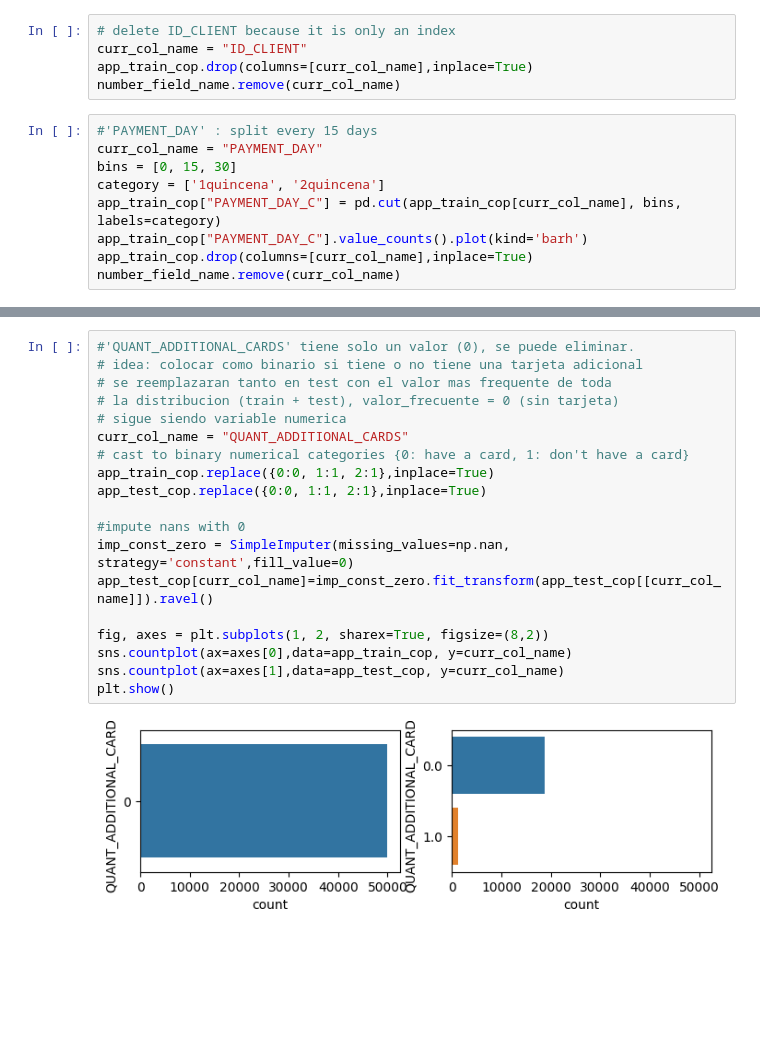
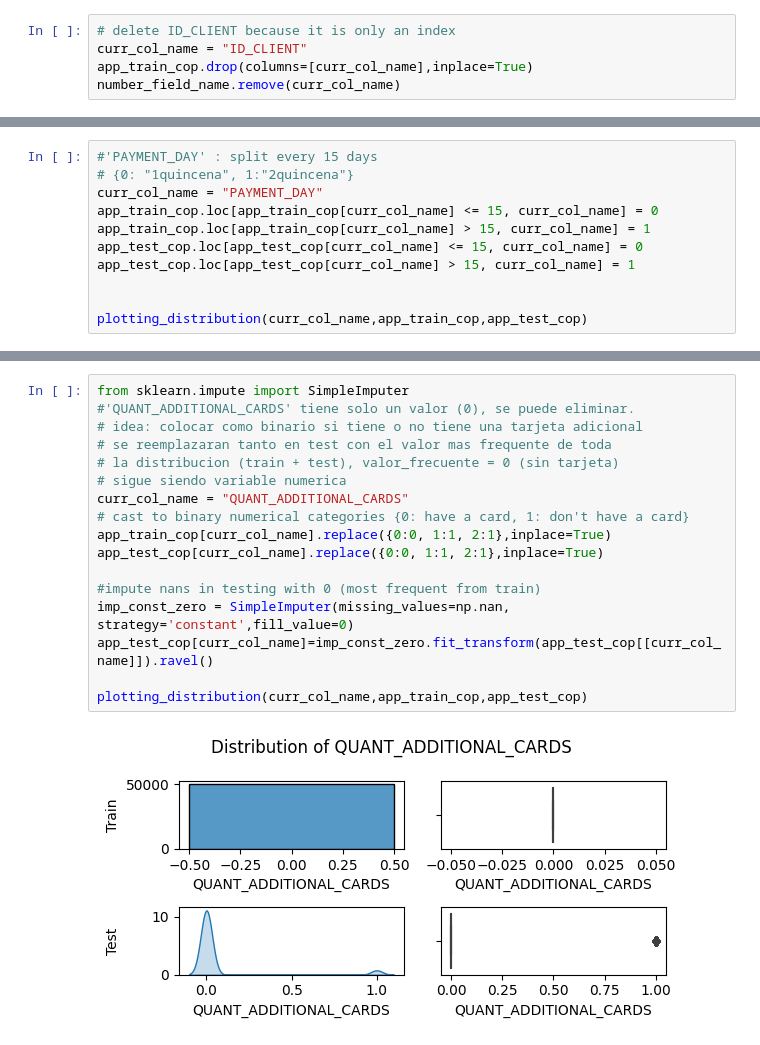
Before and after one commit to tutecode/credit-risk-analysis, a Jupyter notebook: notebook_principal.ipynb, the cells around one changed output, grey strips where cells are left out. Cells and saved outputs as stored; diff of their text form; blank space fills up the shorter version.

Commit message:
Update notebook working on numerical columns @christian6000

```diff
--- a/notebook_principal.ipynb
+++ b/notebook_principal.ipynb
@@ -444,12 +468,3 @@ app_test_cop = app_test.copy()
 curr_col_name = "ID_CLIENT"
 app_train_cop.drop(columns=[curr_col_name],inplace=True)
 number_field_name.remove(curr_col_name)
-# %%
-#'PAYMENT_DAY' : split every 15 days
-curr_col_name = "PAYMENT_DAY"
-bins = [0, 15, 30]
-category = ['1quincena', '2quincena']
-app_train_cop["PAYMENT_DAY_C"] = pd.cut(app_train_cop[curr_col_name], bins, labels=category)
-app_train_cop["PAYMENT_DAY_C"].value_counts().plot(kind='barh')
-app_train_cop.drop(columns=[curr_col_name],inplace=True)
-number_field_name.remove(curr_col_name)
@@ -457,0 +471,11 @@ from sklearn.impute import SimpleImputer
+# %%
+#'PAYMENT_DAY' : split every 15 days
+# {0: "1quincena", 1:"2quincena"}
+curr_col_name = "PAYMENT_DAY"
+app_train_cop.loc[app_train_cop[curr_col_name] <= 15, curr_col_name] = 0
+app_train_cop.loc[app_train_cop[curr_col_name] > 15, curr_col_name] = 1
+app_test_cop.loc[app_test_cop[curr_col_name] <= 15, curr_col_name] = 0
+app_test_cop.loc[app_test_cop[curr_col_name] > 15, curr_col_name] = 1
+
+
+plotting_distribution(curr_col_name,app_train_cop,app_test_cop)
@@ -458,22 +484,20 @@ from sklearn.impute import SimpleImputer
 # %%
+from sklearn.impute import SimpleImputer
 #'QUANT_ADDITIONAL_CARDS' tiene solo un valor (0), se puede eliminar.
 # idea: colocar como binario si tiene o no tiene una tarjeta adicional
 # se reemplazaran tanto en test con el valor mas frequente de toda
 # la distribucion (train + test), valor_frecuente = 0 (sin tarjeta)
 # sigue siendo variable numerica
 curr_col_name = "QUANT_ADDITIONAL_CARDS"
 # cast to binary numerical categories {0: have a card, 1: don't have a card}
-app_train_cop.replace({0:0, 1:1, 2:1},inplace=True)
-app_test_cop.replace({0:0, 1:1, 2:1},inplace=True)
+app_train_cop[curr_col_name].replace({0:0, 1:1, 2:1},inplace=True)
+app_test_cop[curr_col_name].replace({0:0, 1:1, 2:1},inplace=True)
 
-#impute nans with 0
+#impute nans in testing with 0 (most frequent from train)
 imp_const_zero = SimpleImputer(missing_values=np.nan, strategy='constant',fill_value=0)
 app_test_cop[curr_col_name]=imp_const_zero.fit_transform(app_test_cop[[curr_col_name]]).ravel()
 
-fig, axes = plt.subplots(1, 2, sharex=True, figsize=(8,2))
-sns.countplot(ax=axes[0],data=app_train_cop, y=curr_col_name)
-sns.countplot(ax=axes[1],data=app_test_cop, y=curr_col_name)
-plt.show()
+plotting_distribution(curr_col_name,app_train_cop,app_test_cop)
 # %% [output]
-[figure, old version]
+[figure, new version]
 # %%
```
Also changed, not shown: parts of 10 cells of this notebook, 2 other files.
